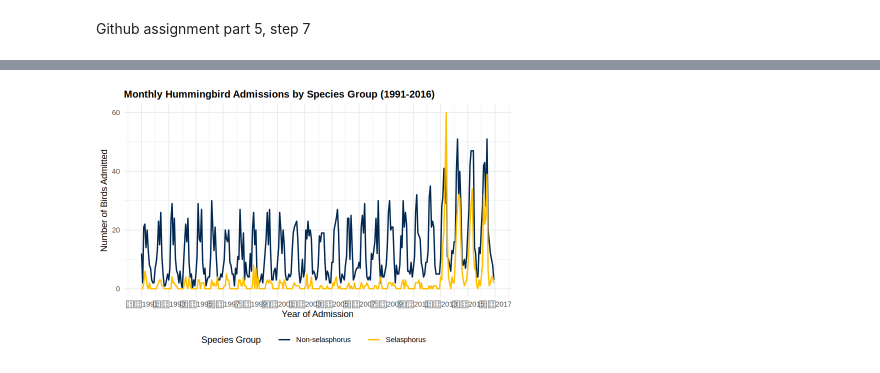
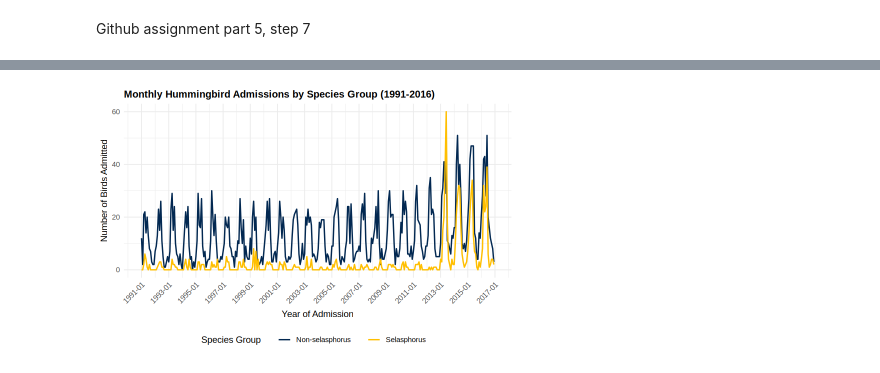
Before and after one commit to avoutsinos/MPM_200_Antonios_Voutsinos, a Jupyter notebook: Code/assignment_1_will__hummers_survive.ipynb, the cells around one changed output, grey strips where cells are left out. Cells and saved outputs as stored; diff of their text form; code cells hidden in the pictures.

Commit message:
Added timeline plot of monthly admissions

```diff
--- a/Code/assignment_1_will__hummers_survive.ipynb
+++ b/Code/assignment_1_will__hummers_survive.ipynb
@@ -786,32 +786,3 @@ beep_colab("smb_stage_clear")   # mission complete 🍄
 [interactive output not drawn]
 # %% [markdown]
 Github assignment part 5, step 7
-# %%
-library(tidyverse)
-
-# 1. Date + species group (Q13 logic; Green_Orange check should show zeros off the diagonal)
-model_data <- model_data %>%
-  mutate(Admitted_date = as.Date(Admitted, format = "%m/%d/%Y"),
-         Species_group = ifelse(Species_e == "Selasphorus",
-                                "Selasphorus", "Non-selasphorus"))
-table(model_data$Species_group, model_data$Green_Orange)
-
-# 2. Monthly counts per group; fill empty months with 0 so lines don't skip them
-monthly <- model_data %>%
-  mutate(month = as.Date(format(Admitted_date, "%Y-%m-01"))) %>%
-  count(month, Species_group) %>%
-  complete(month = seq(min(month), max(month), by = "month"),
-           Species_group, fill = list(n = 0))
-
-# 3. Timeline plot
-p_time <- ggplot(monthly, aes(x = month, y = n, colour = Species_group)) +
-  geom_line(linewidth = 0.6) +
-  scale_x_date(date_breaks = "2 years", date_labels = "%Y") +
-  labs(x = "Month of admission", y = "Birds admitted per month",
-       colour = "Species group",
-       title = "Monthly hummingbird admissions by species group") +
-  theme_minimal()
-p_time
-
-ggsave("outputs/monthly_admissions_by_species_group.pdf", p_time,
-       width = 8, height = 4, units = "in")
@@ -832,21 +789,22 @@ ggsave("outputs/monthly_admissions_by_species_group.pdf", p_time,
 # %%
 # Use ggplot2 to create a customized timeline plot for monthly admissions
 timeline_plot <- ggplot(monthly, aes(x = month, y = n, color = Species_group)) +
   geom_line(linewidth = 0.8) +
   scale_color_manual(values = c("Non-selasphorus" = "#022851", "Selasphorus" = "#FFBF00")) +
-  scale_x_date(date_breaks = "2 years", date_labels = "稳定%Y") +
+  scale_x_date(date_breaks = "2 years", date_labels = "%Y-%m") +
   theme_minimal() +
   labs(
     title = "Monthly Hummingbird Admissions by Species Group (1991-2016)",
     x = "Year of Admission",
     y = "Number of Birds Admitted",
     color = "Species Group"
   ) +
   theme(
     legend.position = "bottom",
-    plot.title = element_text(face = "bold", size = 12)
+    plot.title = element_text(face = "bold", size = 12),
+    axis.text.x = element_text(angle = 45, hjust = 1)
   )
 
 timeline_plot
 # %% [output]
-[figure, old version]
+[figure, new version]
```
Also changed, not shown: parts of 1 cell of this notebook.
